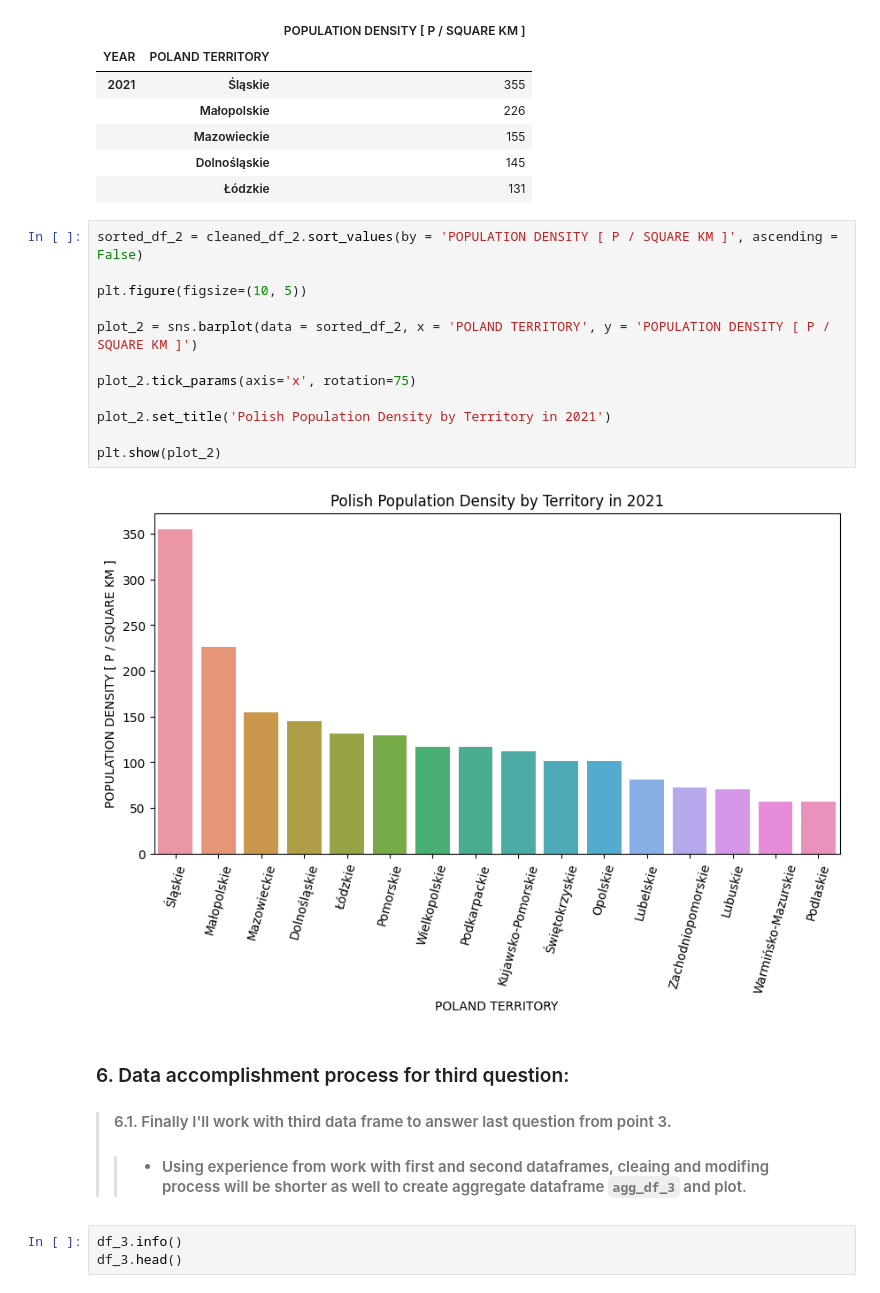
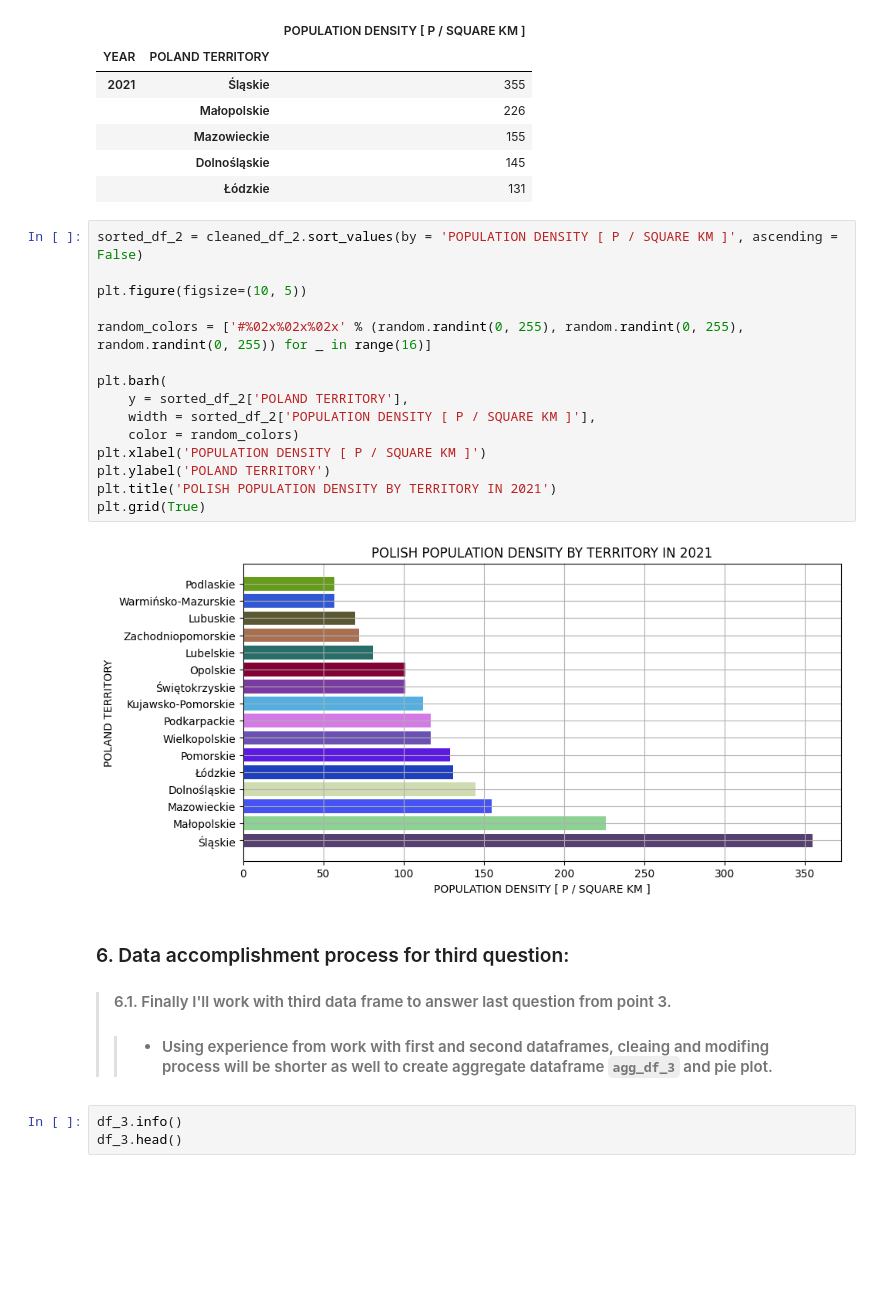
Before and after one commit to szkopiakP/Population_Analysis, a Jupyter notebook: Population_Analysis.ipynb, the cells around one changed output. Drawn from its saved outputs; the diff is of its cells as text; blank space fills up the shorter version.

Commit message:
Population Analysis Project Update 2

```diff
--- a/Population_Analysis.ipynb
+++ b/Population_Analysis.ipynb
@@ -295,22 +327,25 @@ agg_df_2.head()
 # %%
 sorted_df_2 = cleaned_df_2.sort_values(by = 'POPULATION DENSITY [ P / SQUARE KM ]', ascending = False)
 
 plt.figure(figsize=(10, 5))
 
-plot_2 = sns.barplot(data = sorted_df_2, x = 'POLAND TERRITORY', y = 'POPULATION DENSITY [ P / SQUARE KM ]')
+random_colors = ['#%02x%02x%02x' % (random.randint(0, 255), random.randint(0, 255), random.randint(0, 255)) for _ in range(16)]
 
-plot_2.tick_params(axis='x', rotation=75)
-
-plot_2.set_title('Polish Population Density by Territory in 2021')
-
-plt.show(plot_2)
+plt.barh(
+    y = sorted_df_2['POLAND TERRITORY'],
+    width = sorted_df_2['POPULATION DENSITY [ P / SQUARE KM ]'],
+    color = random_colors)
+plt.xlabel('POPULATION DENSITY [ P / SQUARE KM ]')
+plt.ylabel('POLAND TERRITORY')
+plt.title('POLISH POPULATION DENSITY BY TERRITORY IN 2021')
+plt.grid(True)
 # %% [output]
-[figure, old version]
+[figure, new version]
 # %% [markdown]
 ### 6. Data accomplishment process for third question:
 
 > #### 6.1. Finally I'll work with third data frame to answer last question from point 3.
->>- #### Using experience from work with first and second dataframes, cleaing and modifing process will be shorter as well to create aggregate dataframe `agg_df_3` and plot.
+>>- #### Using experience from work with first and second dataframes, cleaing and modifing process will be shorter as well to create aggregate dataframe `agg_df_3` and pie plot.
 # %%
 df_3.info()
 df_3.head()
```
Also changed, not shown: parts of 13 cells of this notebook, 7 other files.
